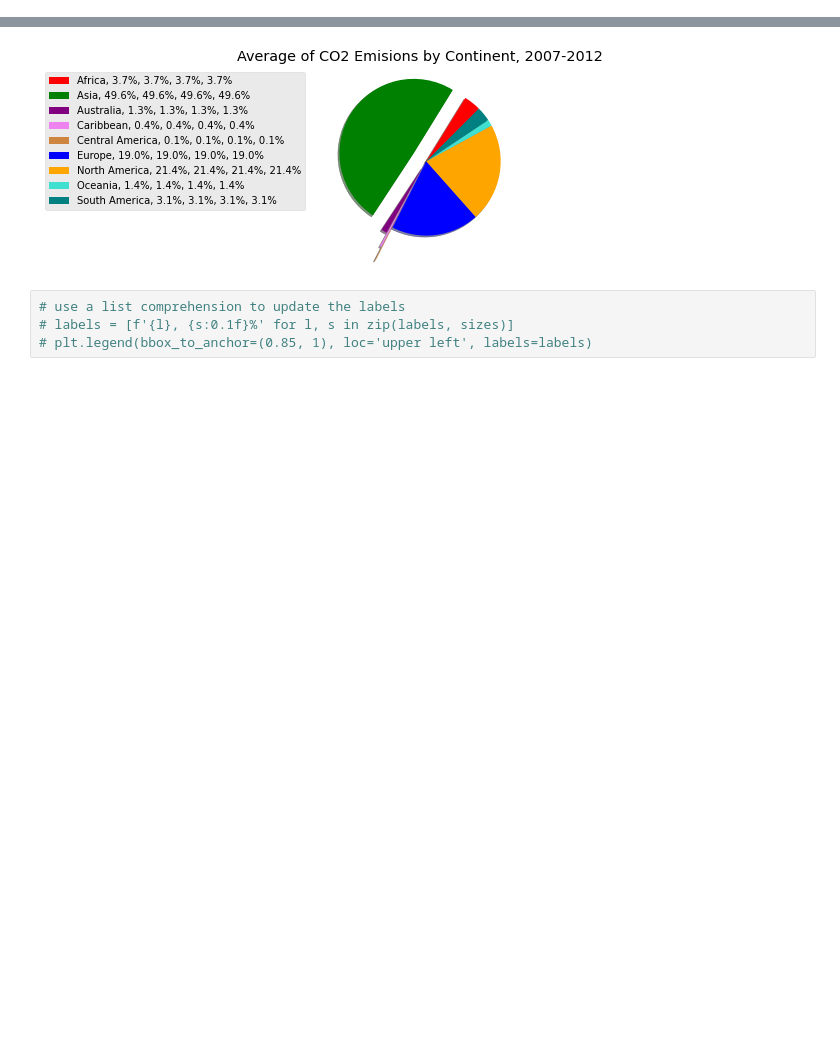
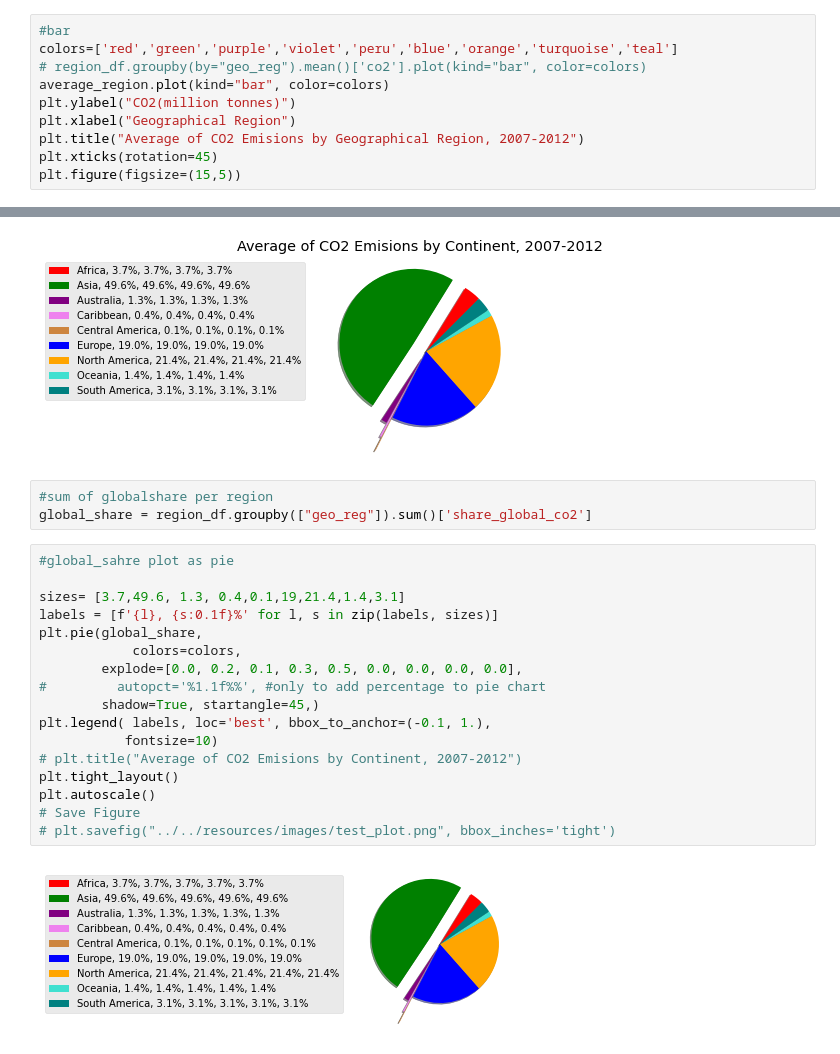
Before and after one commit to SoWhitIs/world_events_emissions, a Jupyter notebook: dev/script/eda/4_additional_EDA_geographic_region_plot_wdg.ipynb, the cells around one changed output, grey strips where cells are left out. Saved outputs shown, nothing was run; the diff lists cells and outputs as text; blank space fills up the shorter version.

```diff
--- a/dev/script/eda/4_additional_EDA_geographic_region_plot_wdg.ipynb
+++ b/dev/script/eda/4_additional_EDA_geographic_region_plot_wdg.ipynb
@@ -568 +612,11 @@ plt.figure(figsize=(15,5))
 <Figure size 1080x360 with 0 Axes>
+# %%
+#bar
+colors=['red','green','purple','violet','peru','blue','orange','turquoise','teal']
+# region_df.groupby(by="geo_reg").mean()['co2'].plot(kind="bar", color=colors)
+average_region.plot(kind="bar", color=colors)
+plt.ylabel("CO2(million tonnes)")
+plt.xlabel("Geographical Region")
+plt.title("Average of CO2 Emisions by Geographical Region, 2007-2012")
+plt.xticks(rotation=45)
+plt.figure(figsize=(15,5))
@@ -607,7 +669,25 @@ plt.autoscale()
 plt.savefig("../../resources/images/test_plot.png", bbox_inches='tight')
 # %% [output]
 [figure]
-# %%
-# use a list comprehension to update the labels
-# labels = [f'{l}, {s:0.1f}%' for l, s in zip(labels, sizes)]
-# plt.legend(bbox_to_anchor=(0.85, 1), loc='upper left', labels=labels)
+# %%
+#sum of globalshare per region
+global_share = region_df.groupby(["geo_reg"]).sum()['share_global_co2']
+# %%
+#global_sahre plot as pie
+
+sizes= [3.7,49.6, 1.3, 0.4,0.1,19,21.4,1.4,3.1]
+labels = [f'{l}, {s:0.1f}%' for l, s in zip(labels, sizes)]
+plt.pie(global_share,
+            colors=colors,
+        explode=[0.0, 0.2, 0.1, 0.3, 0.5, 0.0, 0.0, 0.0, 0.0],
+#         autopct='%1.1f%%', #only to add percentage to pie chart
+        shadow=True, startangle=45,)
+plt.legend( labels, loc='best', bbox_to_anchor=(-0.1, 1.),
+           fontsize=10)
+# plt.title("Average of CO2 Emisions by Continent, 2007-2012")
+plt.tight_layout()
+plt.autoscale()
+# Save Figure
+# plt.savefig("../../resources/images/test_plot.png", bbox_inches='tight')
+# %% [output]
+[figure, added]
```
Also changed, not shown: parts of 17 cells of this notebook.
